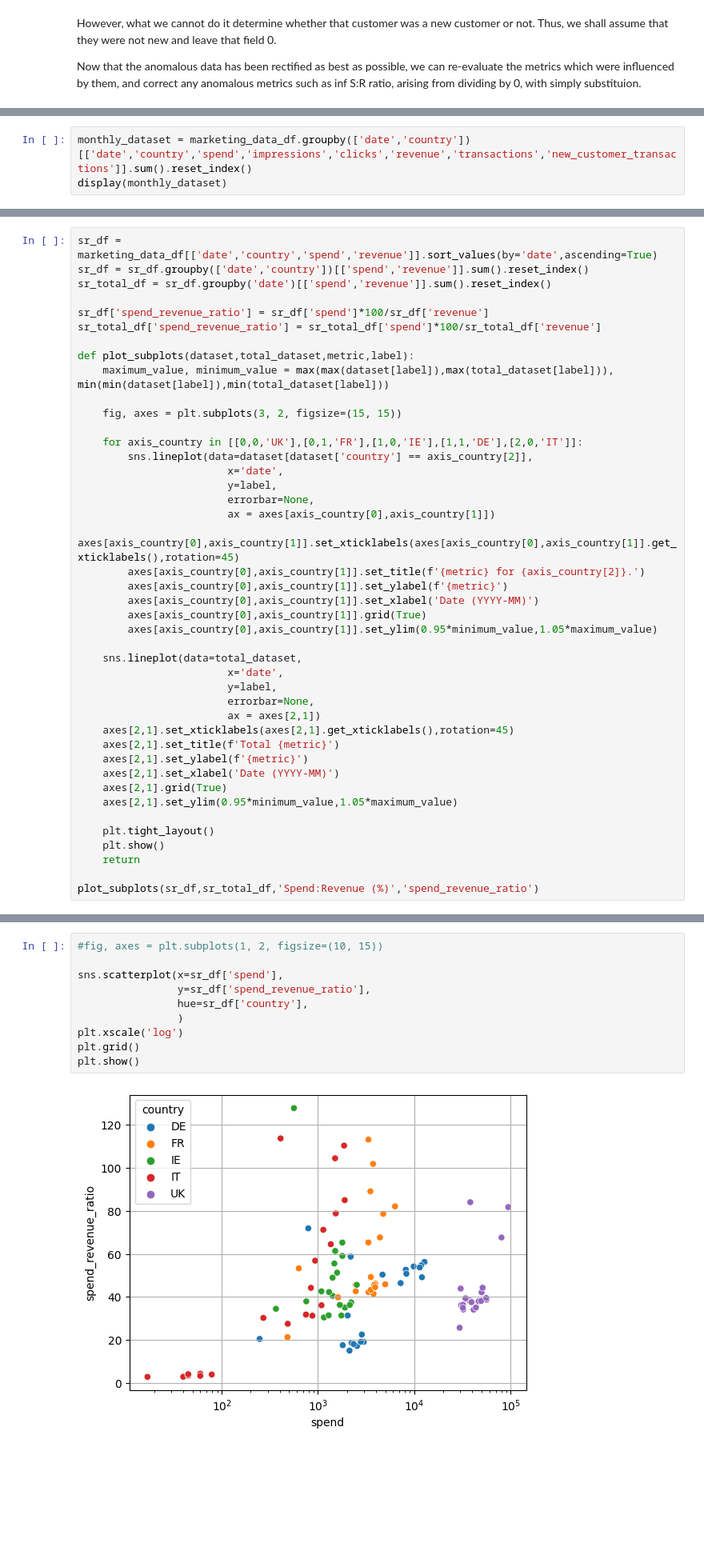
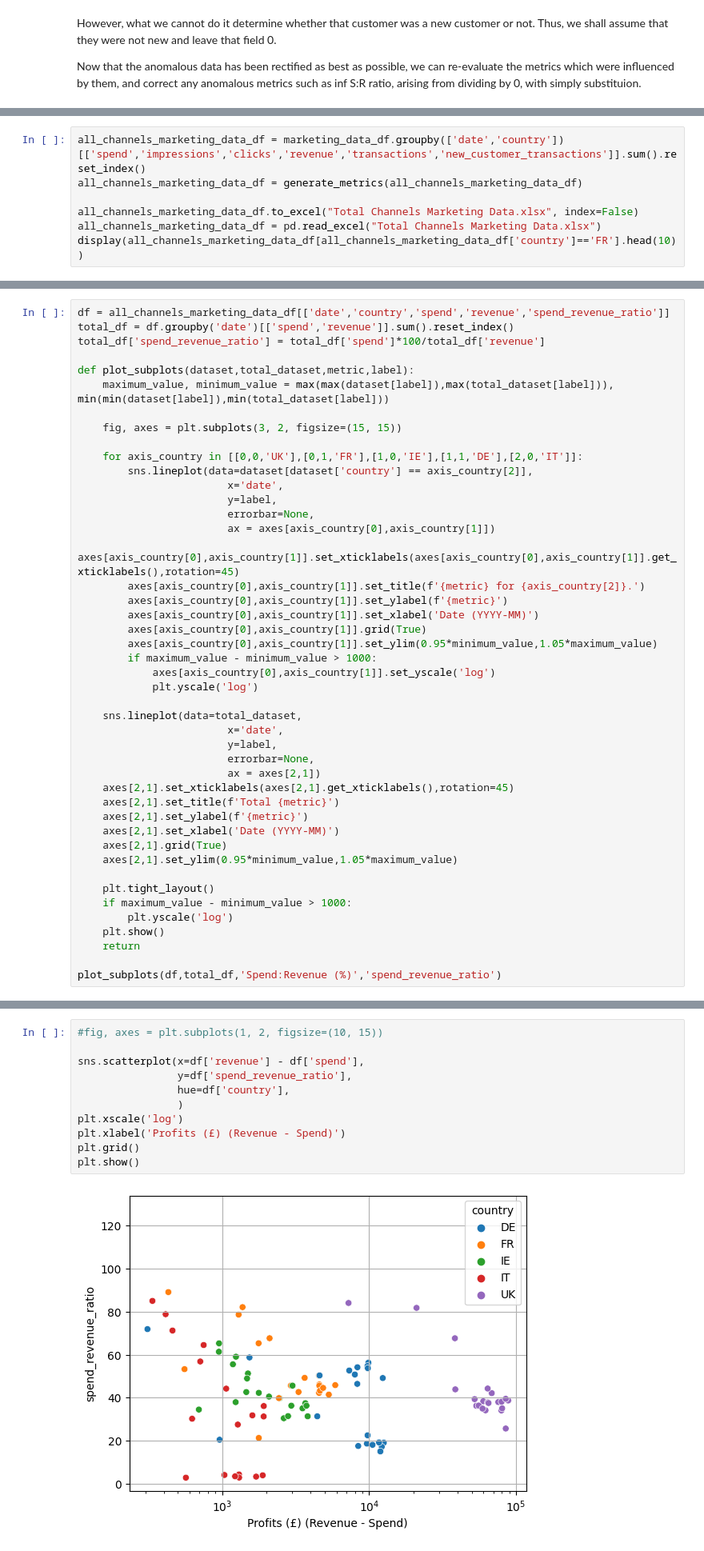
Before and after one commit to DanRHoward/Protein_Works_Presentation, a Jupyter notebook: Protein Works Presentation.ipynb, the cells around one changed output, grey strips where cells are left out. Shown at 80% size. Drawn from its saved outputs; the diff is of its cells as text; blank space fills up the shorter version.

```diff
--- a/Protein Works Presentation.ipynb
+++ b/Protein Works Presentation.ipynb
@@ -560,4 +621,8 @@ display(marketing_data_df.head(30))
 # %%
-monthly_dataset = marketing_data_df.groupby(['date','country'])[['date','country','spend','impressions','clicks','revenue','transactions','new_customer_transactions']].sum().reset_index()
-display(monthly_dataset)
+all_channels_marketing_data_df = marketing_data_df.groupby(['date','country'])[['spend','impressions','clicks','revenue','transactions','new_customer_transactions']].sum().reset_index()
+all_channels_marketing_data_df = generate_metrics(all_channels_marketing_data_df)
+
+all_channels_marketing_data_df.to_excel("Total Channels Marketing Data.xlsx", index=False)
+all_channels_marketing_data_df = pd.read_excel("Total Channels Marketing Data.xlsx")
+display(all_channels_marketing_data_df[all_channels_marketing_data_df['country']=='FR'].head(10))
 # %% [output]
@@ -567,10 +644,7 @@ NameError: name 'marketing_data_df' is not defined
 # %%
-sr_df = marketing_data_df[['date','country','spend','revenue']].sort_values(by='date',ascending=True)
-sr_df = sr_df.groupby(['date','country'])[['spend','revenue']].sum().reset_index()
-sr_total_df = sr_df.groupby('date')[['spend','revenue']].sum().reset_index()
-
-sr_df['spend_revenue_ratio'] = sr_df['spend']*100/sr_df['revenue']
-sr_total_df['spend_revenue_ratio'] = sr_total_df['spend']*100/sr_total_df['revenue']
+df = all_channels_marketing_data_df[['date','country','spend','revenue','spend_revenue_ratio']]
+total_df = df.groupby('date')[['spend','revenue']].sum().reset_index()
+total_df['spend_revenue_ratio'] = total_df['spend']*100/total_df['revenue']
 
 def plot_subplots(dataset,total_dataset,metric,label):
     maximum_value, minimum_value = max(max(dataset[label]),max(total_dataset[label])), min(min(dataset[label]),min(total_dataset[label]))
@@ -589,6 +663,9 @@ def plot_subplots(dataset,total_dataset,metric,label):
         axes[axis_country[0],axis_country[1]].set_xlabel('Date (YYYY-MM)')
         axes[axis_country[0],axis_country[1]].grid(True)
         axes[axis_country[0],axis_country[1]].set_ylim(0.95*minimum_value,1.05*maximum_value)
+        if maximum_value - minimum_value > 1000:
+            axes[axis_country[0],axis_country[1]].set_yscale('log')
+            plt.yscale('log')
 
     sns.lineplot(data=total_dataset,
                         x='date',
@@ -603,10 +680,12 @@ def plot_subplots(dataset,total_dataset,metric,label):
     axes[2,1].set_ylim(0.95*minimum_value,1.05*maximum_value)
 
     plt.tight_layout()
+    if maximum_value - minimum_value > 1000:
+        plt.yscale('log')
     plt.show()
     return
 
-plot_subplots(sr_df,sr_total_df,'Spend:Revenue (%)','spend_revenue_ratio')
+plot_subplots(df,total_df,'Spend:Revenue (%)','spend_revenue_ratio')
 # %% [output]
 [figure]
 # %%
@@ -626,14 +705,15 @@ plot_subplots(sr_df,sr_total_df,'Revenue (£)','revenue')
 # %%
 #fig, axes = plt.subplots(1, 2, figsize=(10, 15))
 
-sns.scatterplot(x=sr_df['spend'],
-                y=sr_df['spend_revenue_ratio'],
-                hue=sr_df['country'],
+sns.scatterplot(x=df['revenue'] - df['spend'],
+                y=df['spend_revenue_ratio'],
+                hue=df['country'],
                 )
 plt.xscale('log')
+plt.xlabel('Profits (£) (Revenue - Spend)')
 plt.grid()
 plt.show()
 # %% [output]
-[figure, old version]
+[figure, new version]
 # %%
 for ctry in ['UK','IE','FR','DE','IT']:
```
Also changed, not shown: parts of 42 cells of this notebook.
